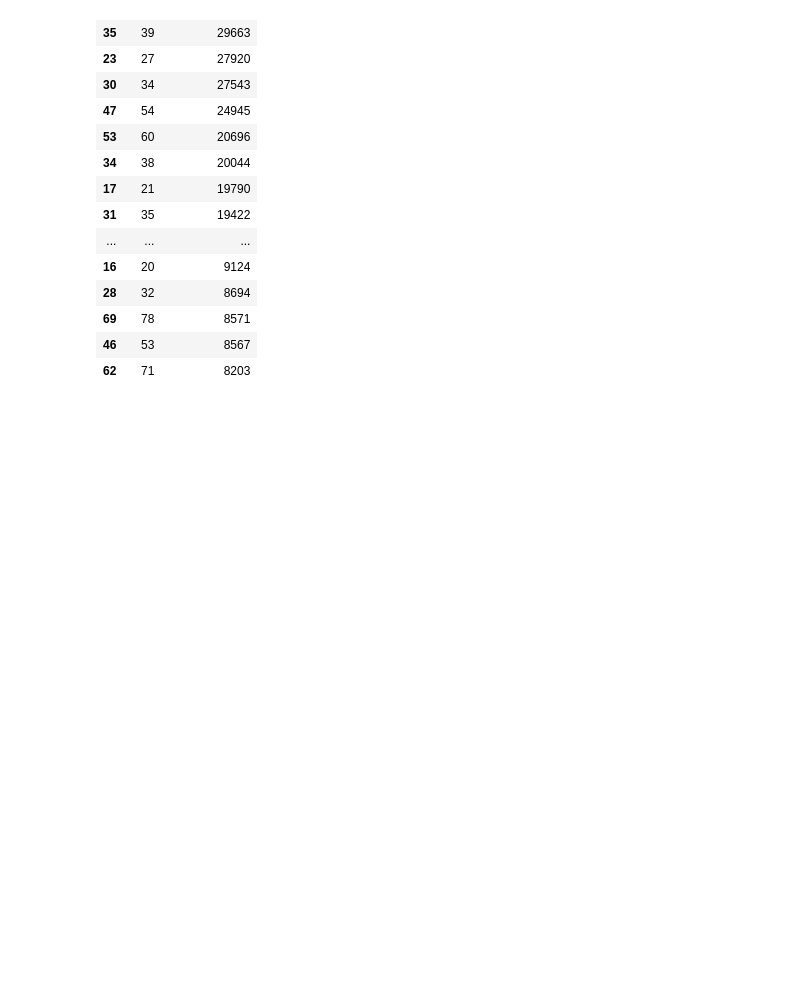
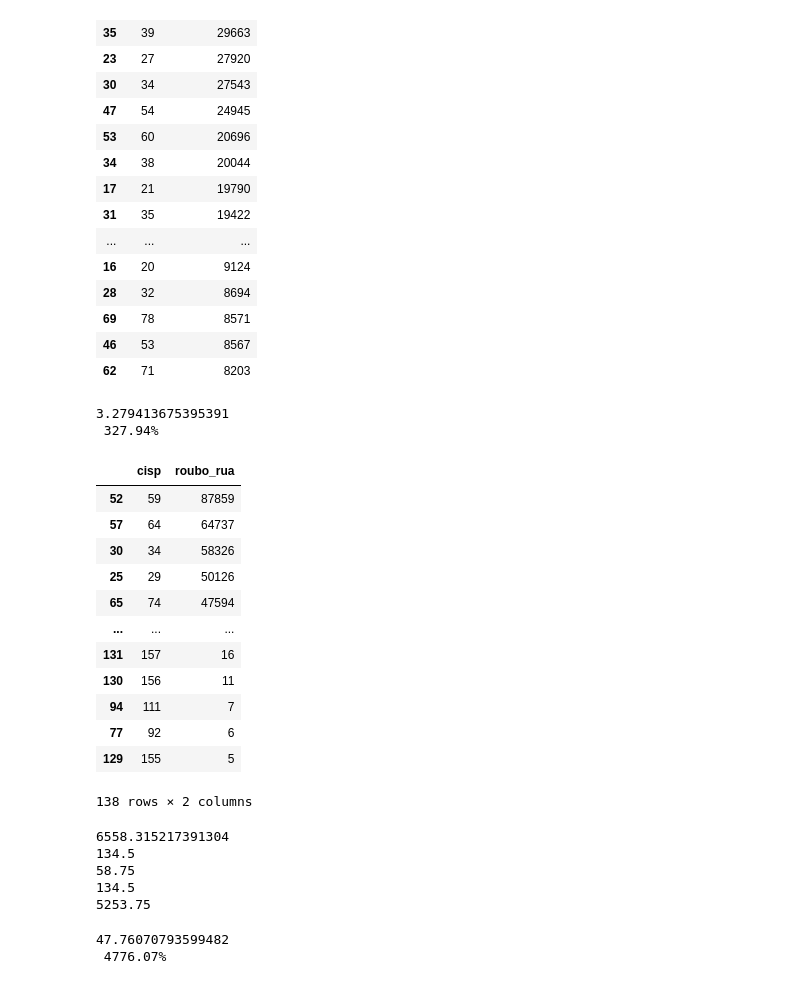
Before and after one commit to PedroRVenturini/UC2, a Jupyter notebook: isp dados,.ipynb, the cells around one changed output. Cells and saved outputs as stored; diff of their text form; code cells hidden in the pictures; blank space fills up the shorter version.

```diff
--- a/isp dados,.ipynb
+++ b/isp dados,.ipynb
@@ -179,3 +211,53 @@ df_top_25_roubo
 | 69 | 78 | 8571 |
 | 46 | 53 | 8567 |
 | 62 | 71 | 8203 |
+# %%
+distancia = (media - mediana) / mediana
+print(distancia)
+print(f'{distancia: .2%}')
+# %% [output]
+3.279413675395391
+ 327.94%
+# %%
+df_roubo_rua_dp = df.groupby('cisp')['roubo_rua'].sum().reset_index()
+df_roubo_rua_dp = df_roubo_rua_dp.sort_values(by='roubo_rua', ascending = False)
+df_roubo_rua_dp
+# %% [output]
+|  | cisp | roubo_rua |
+| 52 | 59 | 87859 |
+| 57 | 64 | 64737 |
+| 30 | 34 | 58326 |
+| 25 | 29 | 50126 |
+| 65 | 74 | 47594 |
+| ... | ... | ... |
+| 131 | 157 | 16 |
+| 130 | 156 | 11 |
+| 94 | 111 | 7 |
+| 77 | 92 | 6 |
+| 129 | 155 | 5 |
+138 rows × 2 columns
+# %%
+media = np.mean(df_roubo_rua_dp)
+mediana = np.median(df_roubo_rua_dp)
+q1 = np.percentile(df_roubo_rua_dp, 25)
+q2 = np.percentile(df_roubo_rua_dp, 50)
+q3 = np.percentile(df_roubo_rua_dp, 75)
+
+print(media)
+print(mediana)
+print (q1)
+print (q2)
+print (q3)
+# %% [output]
+6558.315217391304
+134.5
+58.75
+134.5
+5253.75
+# %%
+distancia = (media - mediana) / mediana
+print(distancia)
+print(f'{distancia: .2%}')
+# %% [output]
+47.76070793599482
+ 4776.07%
```
Also changed, not shown: parts of 3 cells of this notebook.
